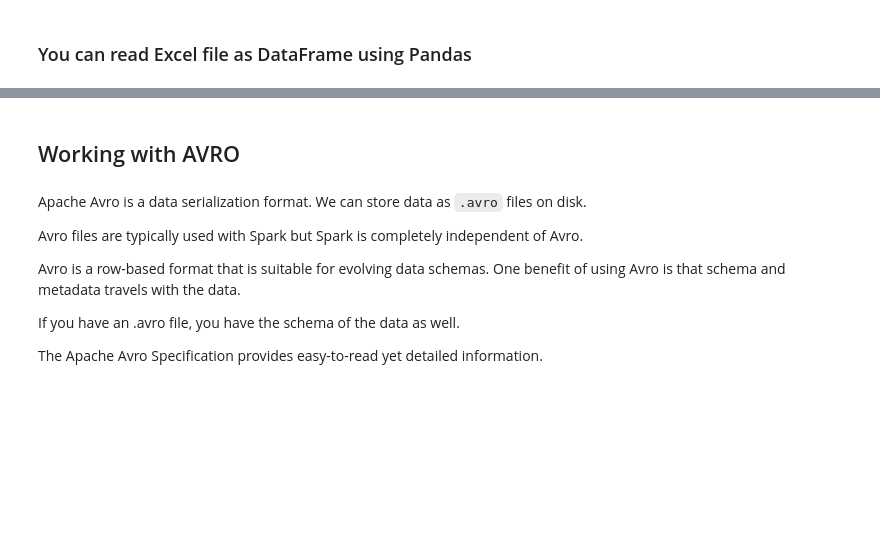
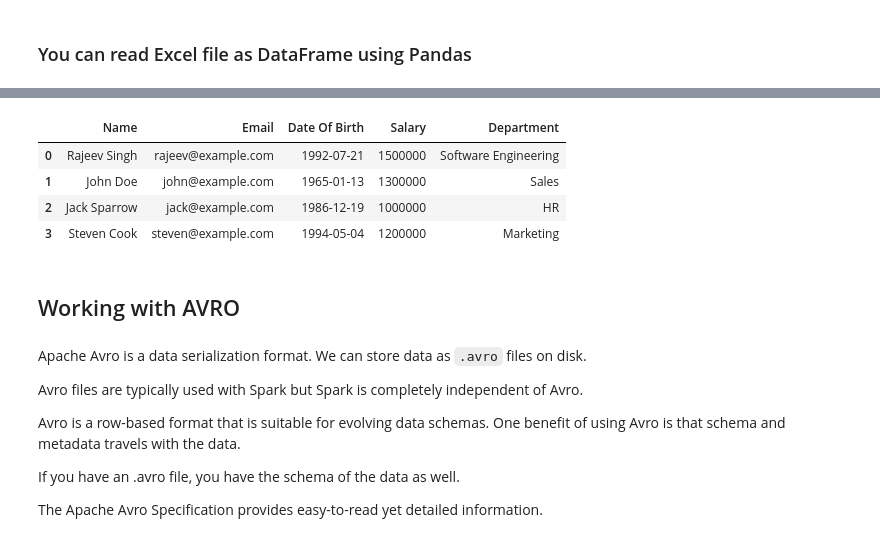
Before and after one commit to danhnguyen123/python-for-data-engineering, a Jupyter notebook: 4. Python for Data Engineering/5.2 Working with file formats.ipynb, the cells around one changed output, grey strips where cells are left out. Cells and saved outputs as stored; diff of their text form; code cells hidden in the pictures; blank space fills up the shorter version.

```diff
--- a/4. Python for Data Engineering/5.2 Working with file formats.ipynb
+++ b/4. Python for Data Engineering/5.2 Working with file formats.ipynb
@@ -185,0 +327,9 @@ excel_df
+# %%
+# deparment =
+pd.read_excel('data/sample-xlsx-file.xlsx', sheet_name=1)
+# %% [output]
+|  | Name | Email | Date Of Birth | Salary | Department |
+| 0 | Rajeev Singh | rajeev@example.com | 1992-07-21 | 1500000 | Software Engineering |
+| 1 | John Doe | john@example.com | 1965-01-13 | 1300000 | Sales |
+| 2 | Jack Sparrow | jack@example.com | 1986-12-19 | 1000000 | HR |
+| 3 | Steven Cook | steven@example.com | 1994-05-04 | 1200000 | Marketing |
```
Also changed, not shown: parts of 41 cells of this notebook, 1 other file.
